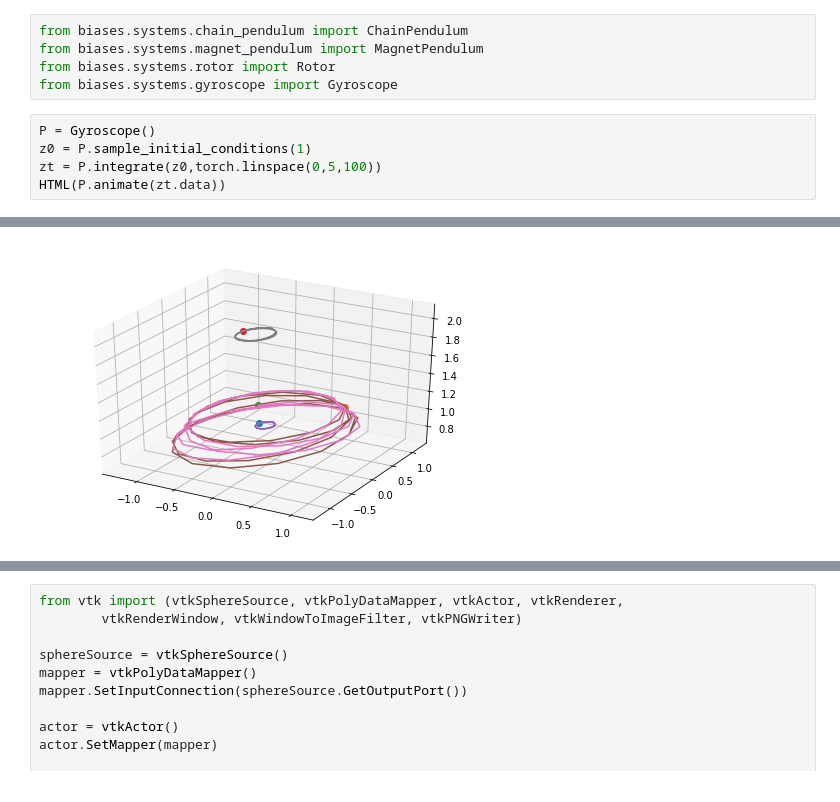
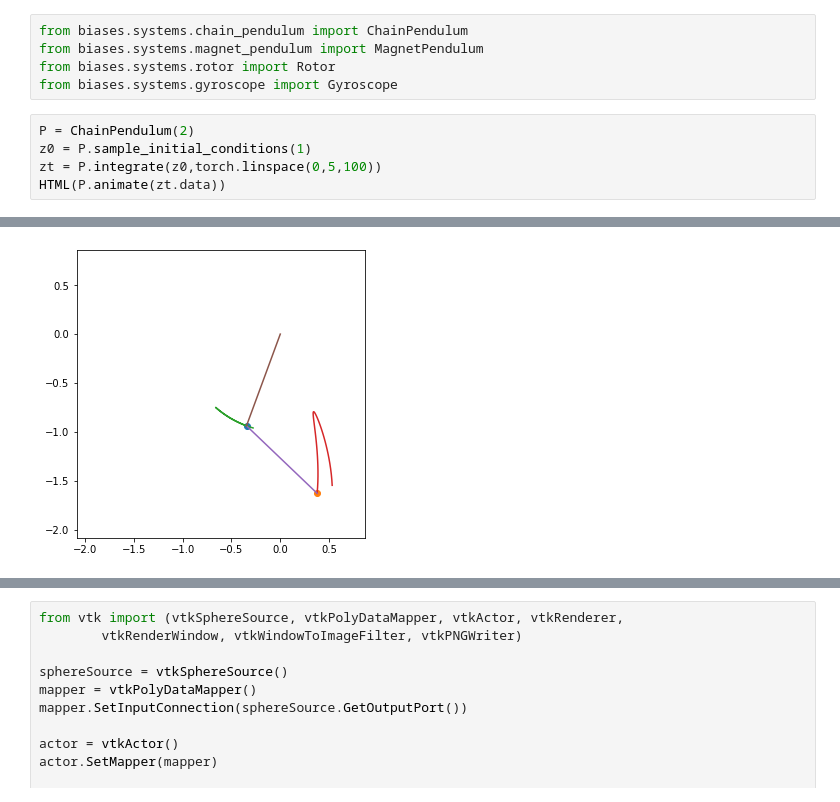
Before and after one commit to mfinzi/constrained-hamiltonian-neural-networks, a Jupyter notebook: pendulum.ipynb, the cells around one changed output, grey strips where cells are left out. Drawn from its saved outputs; the diff is of its cells as text.

```diff
--- a/pendulum.ipynb
+++ b/pendulum.ipynb
@@ -19,10 +22,10 @@ from biases.systems.magnet_pendulum import MagnetPendulum
 from biases.systems.rotor import Rotor
 from biases.systems.gyroscope import Gyroscope
 # %%
-P = Gyroscope()
+P = ChainPendulum(2)
 z0 = P.sample_initial_conditions(1)
 zt = P.integrate(z0,torch.linspace(0,5,100))
 HTML(P.animate(zt.data))
 # %% [output]
 [interactive output not drawn]
-[figure, old version]
+[figure, new version]
```
Also changed, not shown: parts of 13 cells of this notebook, 9 other files.
